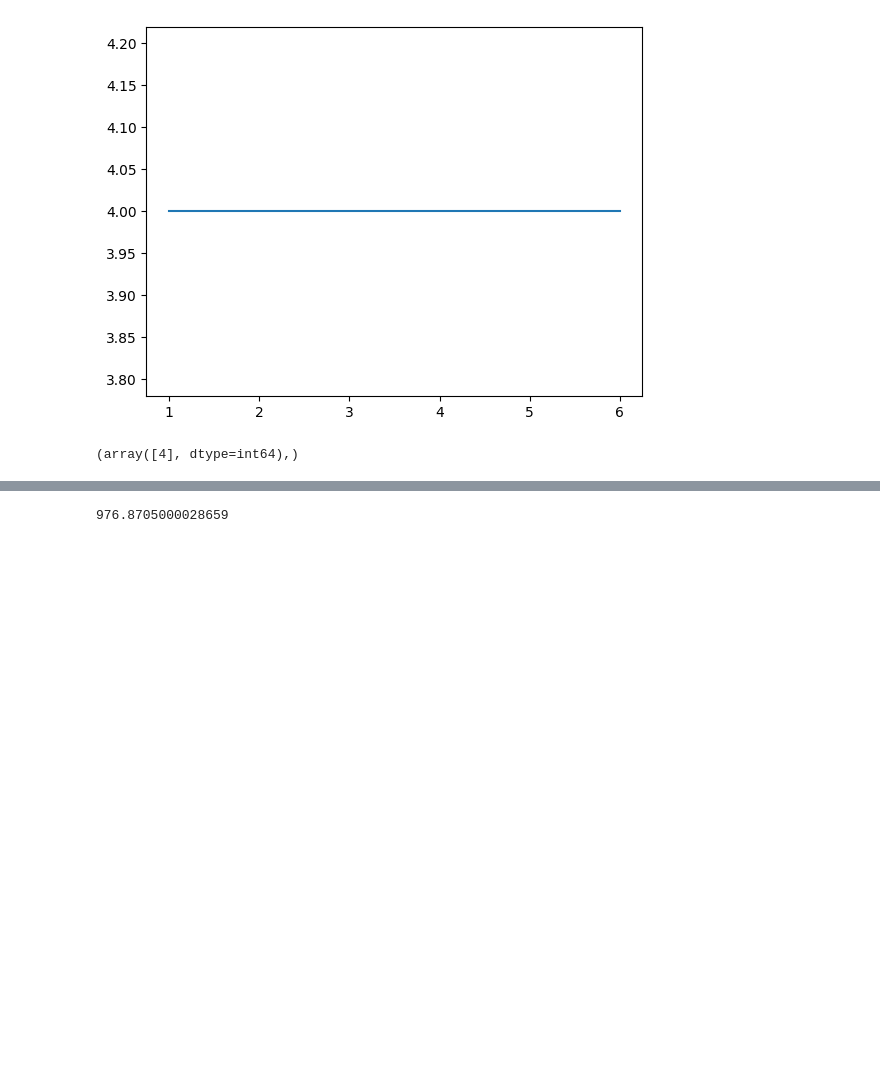
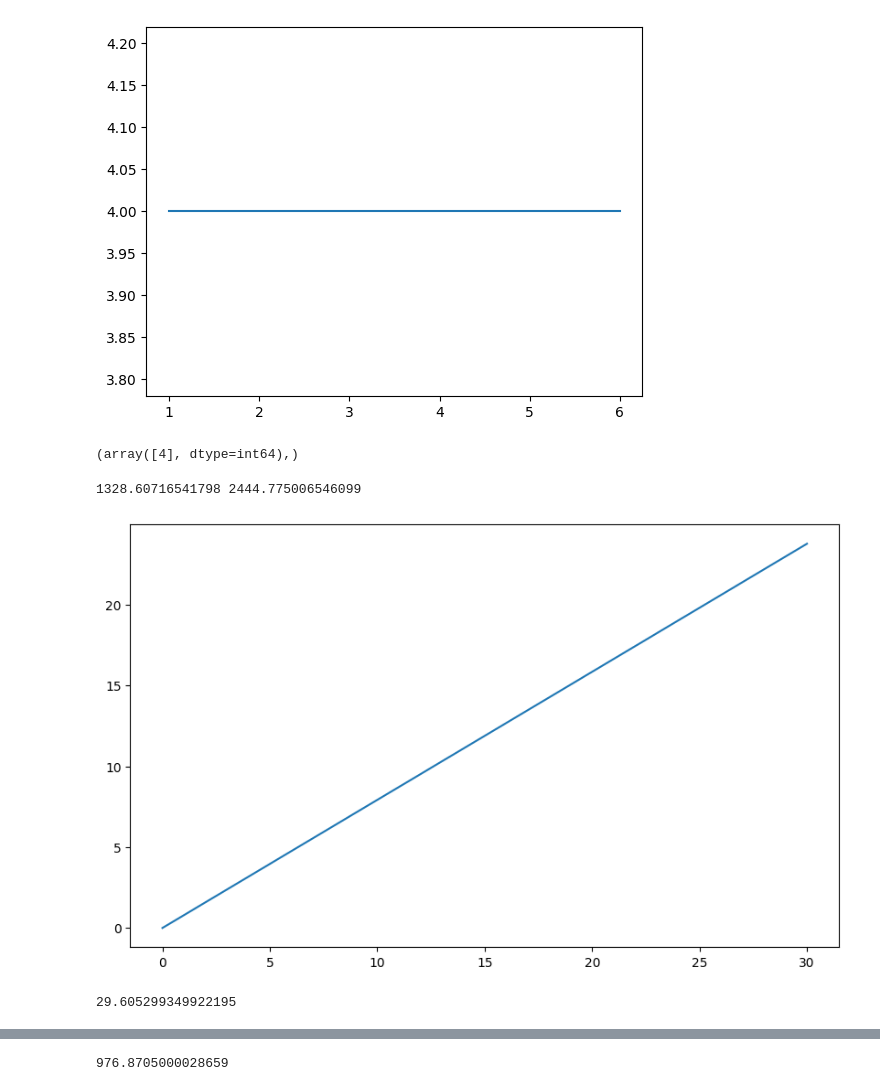
Before and after one commit to leonelGo/Coheteria, a Jupyter notebook: Motor/Motor.ipynb, the cells around one changed output, grey strips where cells are left out. Cells and saved outputs as stored; diff of their text form; code cells hidden in the pictures; blank space fills up the shorter version.

```diff
--- a/Motor/Motor.ipynb
+++ b/Motor/Motor.ipynb
@@ -173,3 +716,34 @@ def mdot(At,Po, k, To, R):
 def tail_off(Pab,R, To, At, V0, c, t):
     Pc = Pab*np.exp(-R*To*At*t/(V0*c))
     return Pc
+# %%
+def masa_prop(mf, Ve, tb, V):
+
+    mp = mf*(np.exp((V+C.g*tb)/Ve)-1)
+    return mp
+
+mf = np.linspace(0, 30, 100)
+M = 0.02378
+k = 1.19
+T = 0.95*2884
+rho = 1682*0.95
+
+h =90000
+V = (2*h*C.g)**0.5
+
+Ve1 = Ve(T,C.R/M, k, 20, 1500)
+
+print(V, Ve1)
+
+mp =  masa_prop(mf, Ve1, 10, V)
+
+plt.figure(figsize=(10, 6))
+plt.plot(mf, mp)
+plt.show()
+# %% [output]
+1328.60716541798 2444.775006546099
+[figure, added]
+# %%
+masa_prop(30, Ve1, 8, 1600)
+# %% [output]
+29.605299349922195
```
Also changed, not shown: parts of 36 cells of this notebook, 38 other files.
